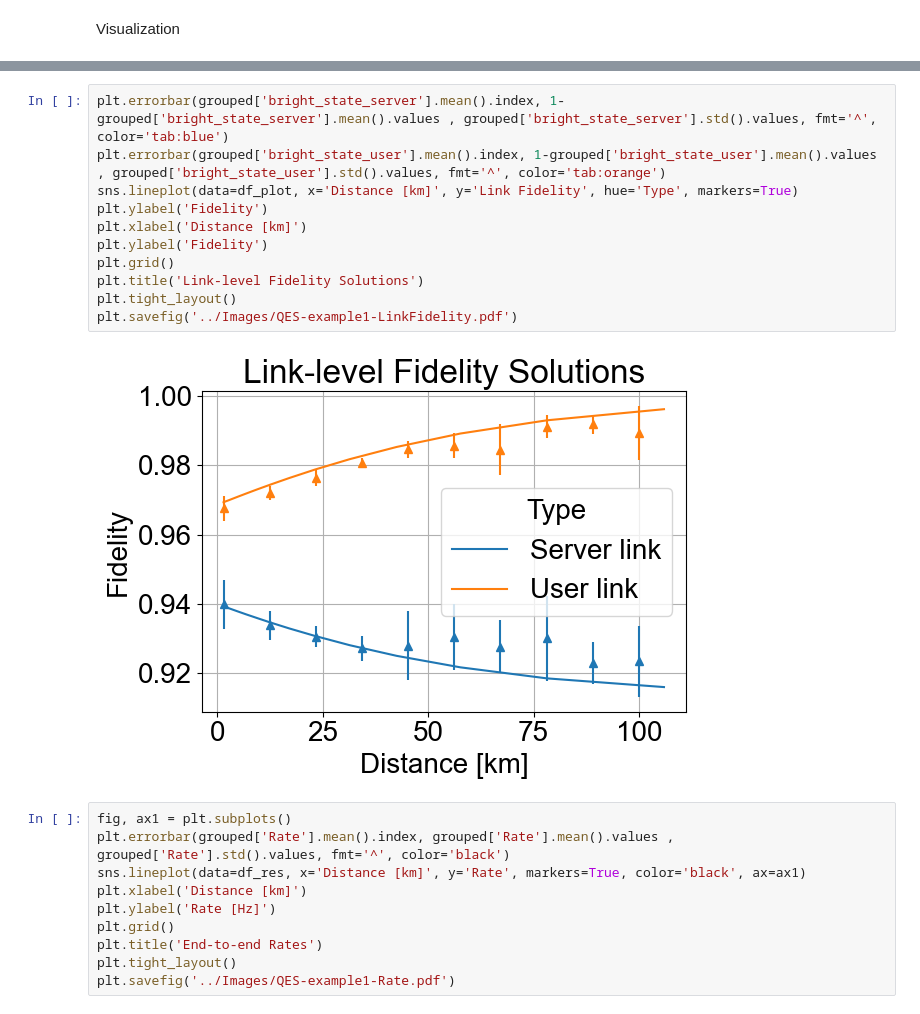
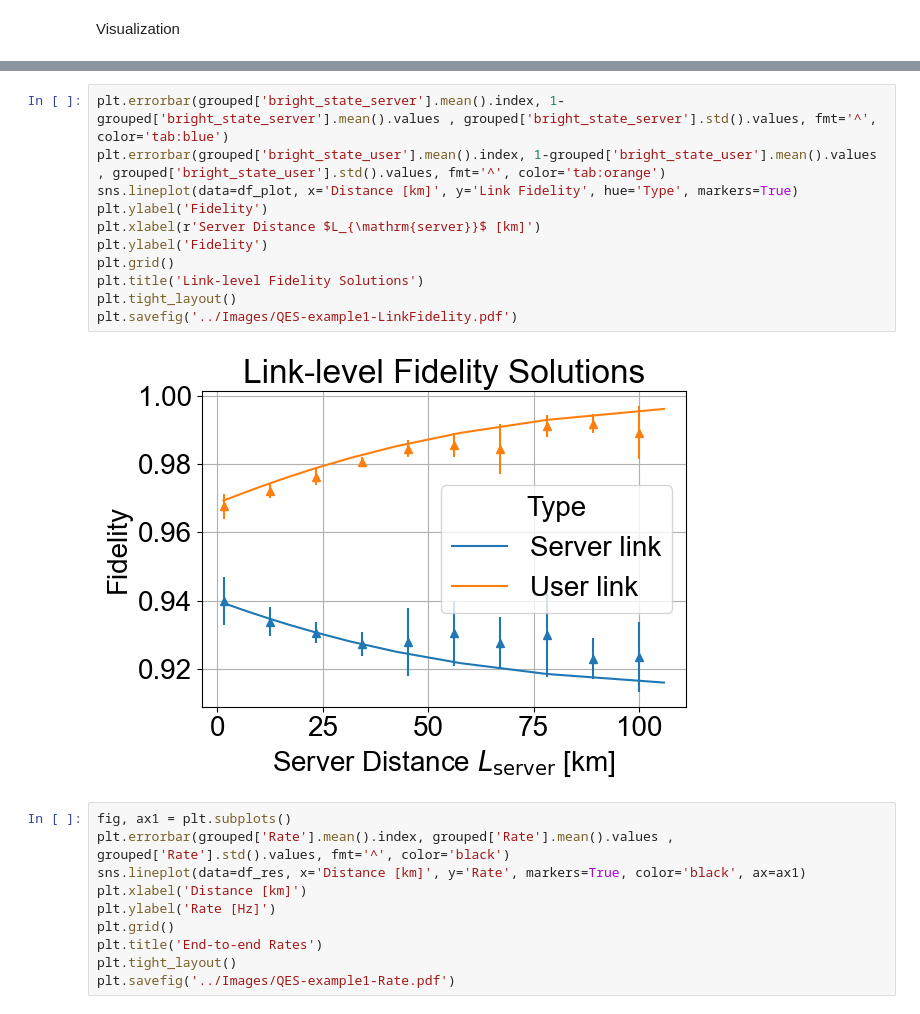
Before and after one commit to Luisenden/qnetsur, a Jupyter notebook: usecase_qswitch/Notebooks/results_vardoyan_netsquid_comparison.ipynb, the cells around one changed output, grey strips where cells are left out. Cells and saved outputs as stored; diff of their text form.

```diff
--- a/usecase_qswitch/Notebooks/results_vardoyan_netsquid_comparison.ipynb
+++ b/usecase_qswitch/Notebooks/results_vardoyan_netsquid_comparison.ipynb
@@ -99,16 +107,16 @@ plt.savefig('../Images/QES-example1-utility.pdf')
 # %%
 plt.errorbar(grouped['bright_state_server'].mean().index, 1-grouped['bright_state_server'].mean().values , grouped['bright_state_server'].std().values, fmt='^', color='tab:blue')
 plt.errorbar(grouped['bright_state_user'].mean().index, 1-grouped['bright_state_user'].mean().values , grouped['bright_state_user'].std().values, fmt='^', color='tab:orange')
 sns.lineplot(data=df_plot, x='Distance [km]', y='Link Fidelity', hue='Type', markers=True)
 plt.ylabel('Fidelity')
-plt.xlabel('Distance [km]')
+plt.xlabel(r'Server Distance $L_{\mathrm{server}}$ [km]')
 plt.ylabel('Fidelity')
 plt.grid()
 plt.title('Link-level Fidelity Solutions')
 plt.tight_layout()
 plt.savefig('../Images/QES-example1-LinkFidelity.pdf')
 # %% [output]
-[figure, old version]
+[figure, new version]
 # %%
 fig, ax1 = plt.subplots()
 plt.errorbar(grouped['Rate'].mean().index, grouped['Rate'].mean().values , grouped['Rate'].std().values, fmt='^', color='black')
```
Also changed, not shown: parts of 2 cells of this notebook, 36 other files.
